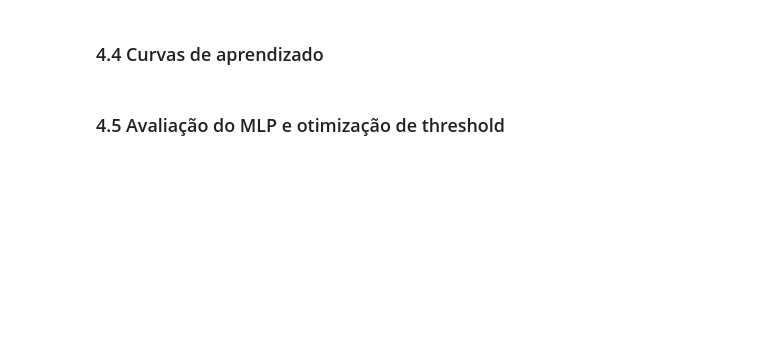
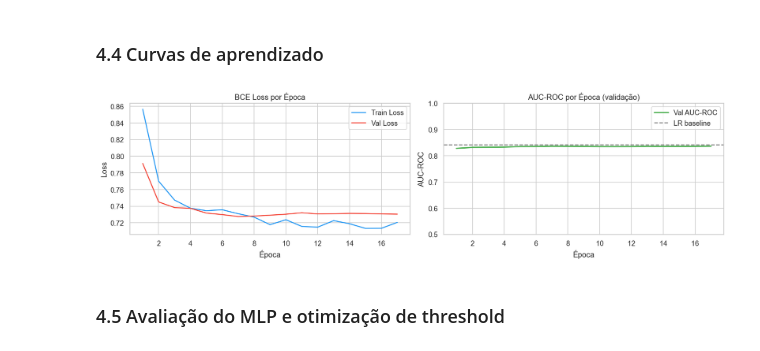
Before and after one commit to szxmarc/tech-challenge-fase-1, a Jupyter notebook: notebooks/telco_churn_mlp.ipynb, the cells around one changed output. Drawn from its saved outputs; the diff is of its cells as text; code cells hidden in the pictures; blank space fills up the shorter version.

```diff
--- a/notebooks/telco_churn_mlp.ipynb
+++ b/notebooks/telco_churn_mlp.ipynb
@@ -968,31 +1151,33 @@ mlp, history, mlp_prob, mlp_labels = treinar_mlp(
 # %%
 fig, axes = plt.subplots(1, 2, figsize=(14, 4))
 
-epochs_range = range(1, EPOCHS + 1)
+epochs_range = range(1, len(history["train_loss"]) + 1)
 
 # Loss
 axes[0].plot(epochs_range, history["train_loss"],
              label="Train Loss", color="#2196F3")
 axes[0].plot(epochs_range, history["val_loss"],
              label="Val Loss",   color="#F44336")
 axes[0].set_title("BCE Loss por Época")
 axes[0].set_xlabel("Época")
 axes[0].set_ylabel("Loss")
 axes[0].legend()
 
 # AUC-ROC
 axes[1].plot(epochs_range, history["val_auc"],
              label="Val AUC-ROC", color="#4CAF50", lw=2)
 axes[1].axhline(resultados_modelos.get("Regressão Logística", {}).get("AUC-ROC", 0),
                 color="gray", linestyle="--", label="LR baseline")
 axes[1].set_title("AUC-ROC por Época (validação)")
 axes[1].set_xlabel("Época")
 axes[1].set_ylabel("AUC-ROC")
 axes[1].set_ylim(0.5, 1.0)
 axes[1].legend()
 
 plt.tight_layout()
 plt.show()
+# %% [output]
+[figure, added]
 # %% [markdown]
 ### 4.5 Avaliação do MLP e otimização de threshold
 # %%
```
Also changed, not shown: parts of 22 cells of this notebook, 35 other files.
